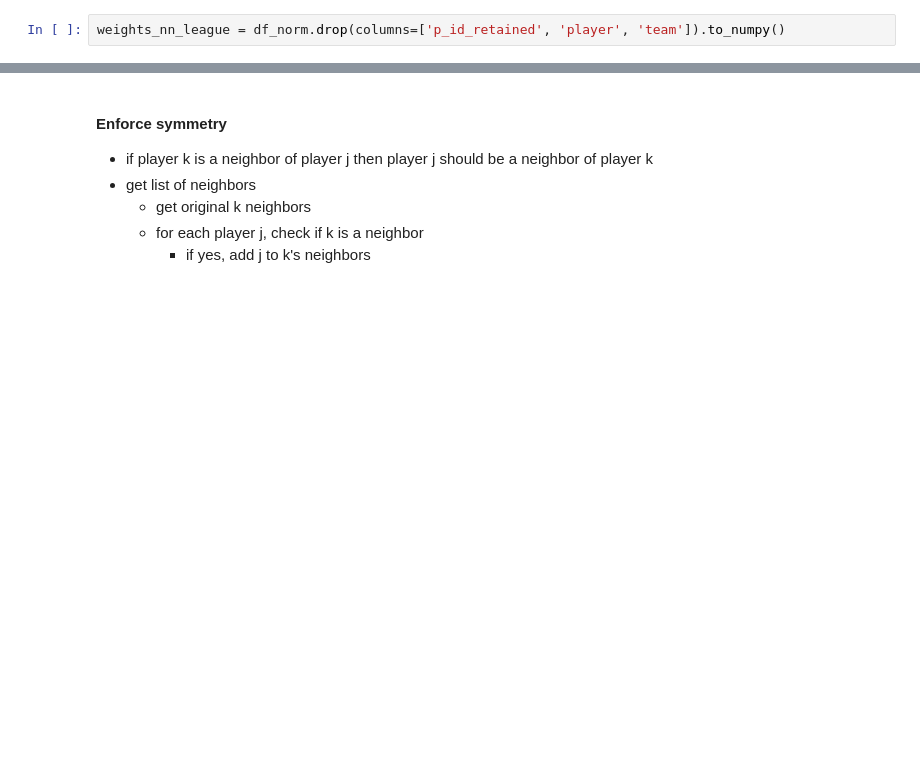
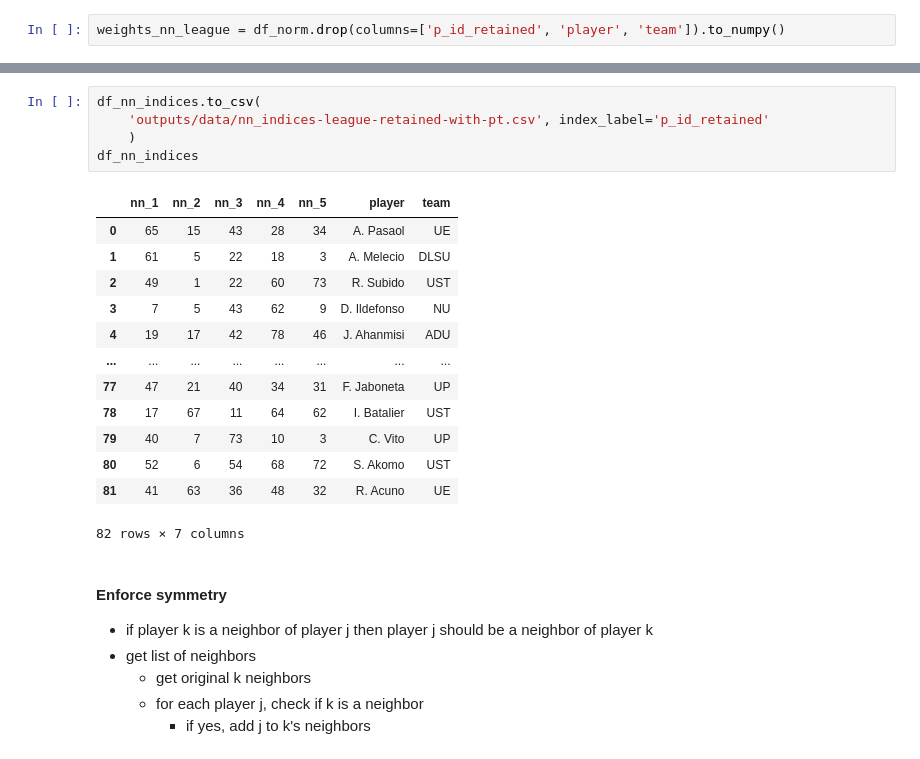
Before and after one commit to benhur07b/ms-thesis-spatial-analysis-shooting-philippine-basketball, a Jupyter notebook: code/python/analysis-and-visualization/03-nearest-neighbors.ipynb, the cells around one changed output, grey strips where cells are left out. Cells and saved outputs as stored; diff of their text form; blank space fills up the shorter version.

```diff
--- a/code/python/analysis-and-visualization/03-nearest-neighbors.ipynb
+++ b/code/python/analysis-and-visualization/03-nearest-neighbors.ipynb
@@ -110,3 +117,22 @@ df_nn_indices
+# %%
+df_nn_indices.to_csv(
+    'outputs/data/nn_indices-league-retained-with-pt.csv', index_label='p_id_retained'
+    )
+df_nn_indices
+# %% [output]
+|  | nn_1 | nn_2 | nn_3 | nn_4 | nn_5 | player | team |
+| 0 | 65 | 15 | 43 | 28 | 34 | A. Pasaol | UE |
+| 1 | 61 | 5 | 22 | 18 | 3 | A. Melecio | DLSU |
+| 2 | 49 | 1 | 22 | 60 | 73 | R. Subido | UST |
+| 3 | 7 | 5 | 43 | 62 | 9 | D. Ildefonso | NU |
+| 4 | 19 | 17 | 42 | 78 | 46 | J. Ahanmisi | ADU |
+| ... | ... | ... | ... | ... | ... | ... | ... |
+| 77 | 47 | 21 | 40 | 34 | 31 | F. Jaboneta | UP |
+| 78 | 17 | 67 | 11 | 64 | 62 | I. Batalier | UST |
+| 79 | 40 | 7 | 73 | 10 | 3 | C. Vito | UP |
+| 80 | 52 | 6 | 54 | 68 | 72 | S. Akomo | UST |
+| 81 | 41 | 63 | 36 | 48 | 32 | R. Acuno | UE |
+82 rows × 7 columns
 # %% [markdown]
 #### Enforce symmetry
 - if player k is a neighbor of player j then player j should be a neighbor of player k
```
Also changed, not shown: parts of 6 cells of this notebook, 8 other files.
